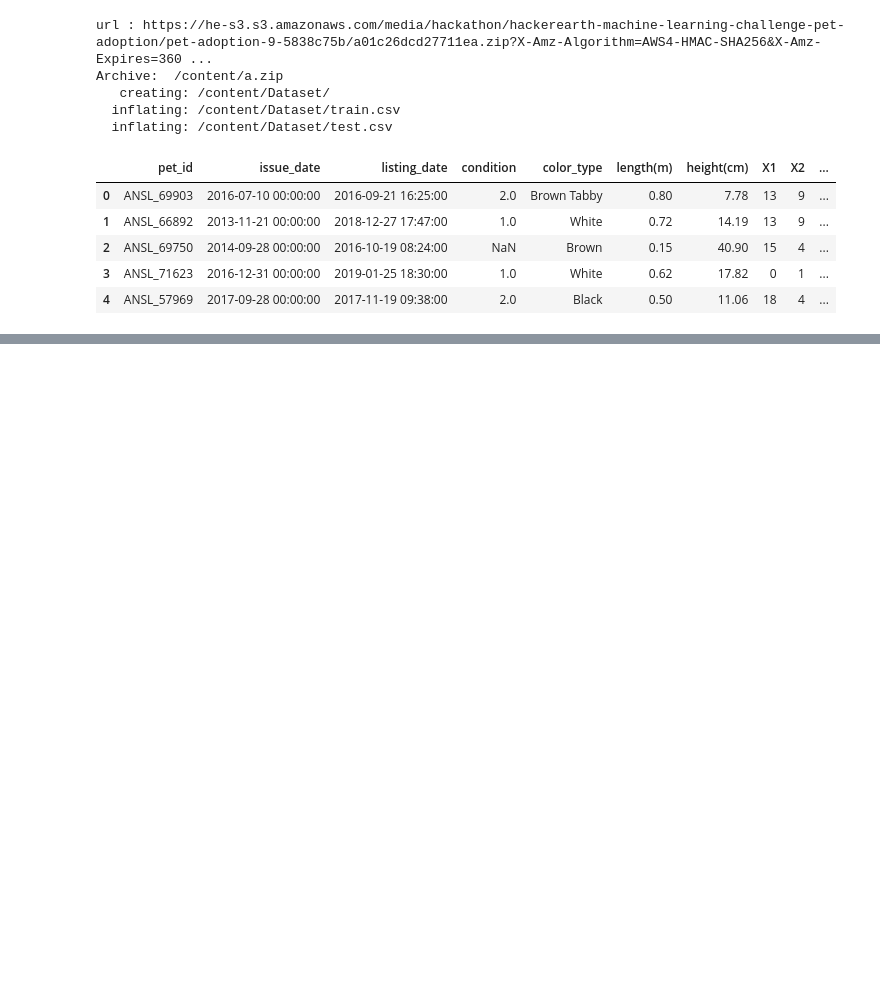
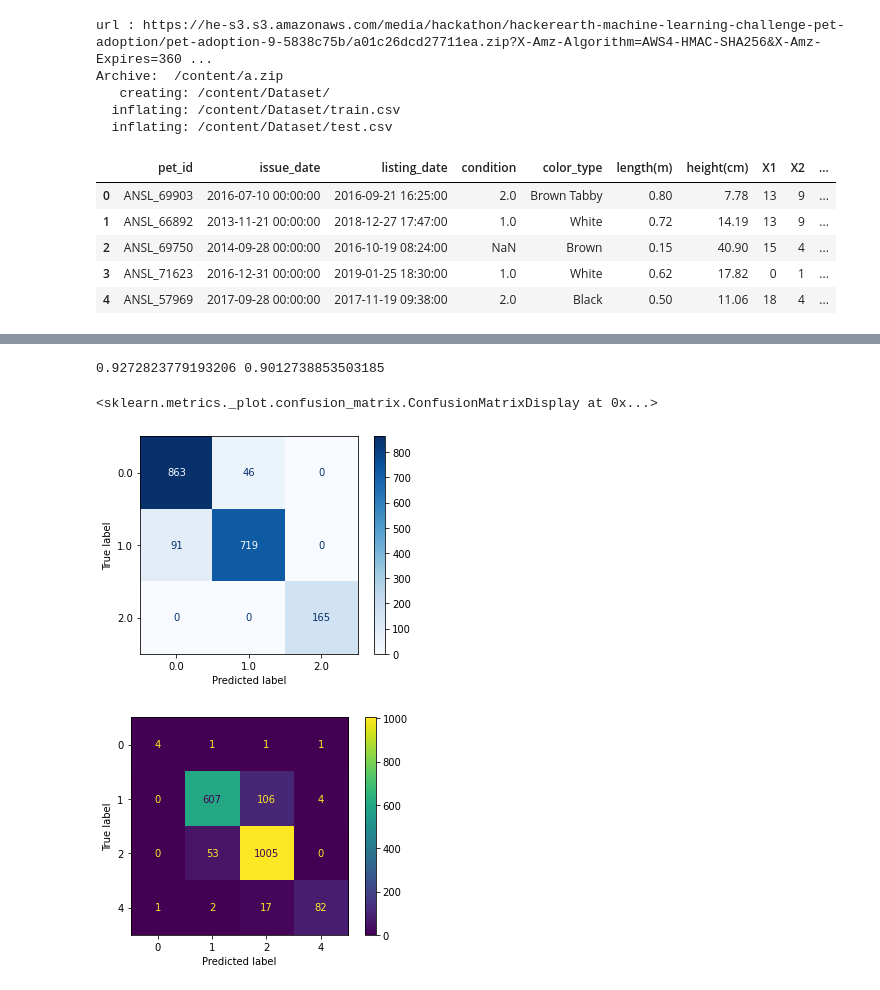
Before and after one commit to rocklouis055/Machine-Learning, a Jupyter notebook: MLhackerearth_xgbc_q1.ipynb, the cells around one changed output, grey strips where cells are left out. Cells and saved outputs as stored; diff of their text form; code cells hidden in the pictures; blank space fills up the shorter version.

```diff
--- a/MLhackerearth_xgbc_q1.ipynb
+++ b/MLhackerearth_xgbc_q1.ipynb
@@ -38,12 +41,3 @@ train.head()
 | 2 | ANSL_69750 | 2014-09-28 00:00:00 | 2016-10-19 08:24:00 | NaN | Brown | 0.15 | 40.90 | 15 | 4 | ... |
 | 3 | ANSL_71623 | 2016-12-31 00:00:00 | 2019-01-25 18:30:00 | 1.0 | White | 0.62 | 17.82 | 0 | 1 | ... |
 | 4 | ANSL_57969 | 2017-09-28 00:00:00 | 2017-11-19 09:38:00 | 2.0 | Black | 0.50 | 11.06 | 18 | 4 | ... |
-# %%
-print(train.shape,test.shape)
-display(train.info())
-print((train.color_type.unique()))
-le=LabelEncoder()
-le.fit(train.color_type)
-train.color_type=(le.transform(train.color_type))
-train.head()
-print((train.color_type.unique()))
@@ -97 +155,4 @@ xtrain,xtest,ytrain,ytest=tts(train[col],train[targetcol],test_size=0.1)
+# %%
+xtrain1,xtest1,ytrain1,ytest1=tts(train[col1].values,train[targetcol1],test_size=0.1,shuffle=False)
+xtrain2,xtest2,ytrain2,ytest2=tts(train[col2].values,train[targetcol2],test_size=0.1,shuffle=False)
 # %%
@@ -120,2 +178,31 @@ cm(xgbc2,xtest.values,ytest[targetcol[1]].values)
+# %%
+for a in [1]:
+  xgbc1=XGBClassifier(colsample_bytree=0.5, gamma=4, learning_rate=1, max_depth=10,
+              objective='multi:softprob')
+  #n_estimators = 1000, max_depth =1000, learning_rate = 0.01)
+  xgbc1.fit(train[col1].values,train[targetcol1[0]].values)
+  xgbc2=XGBClassifier(silent=False,
+                        scale_pos_weight=1,
+                        learning_rate=a,
+                        colsample_bytree = 0.4,
+                        subsample = 1,
+                        objective='binary:logistic',
+                        n_estimators=1000,
+                        reg_alpha = 0.3,
+                        max_depth=4,
+                        gamma=4)
+  #n_estimators = 1000, max_depth =1000, learning_rate = 0.01)
+  xgbc2.fit(train[col2].values,train[targetcol1[1]].values)
+  print(score(ytest1[targetcol1[0]],xgbc1.predict(xtest1)),
+  score(ytest2[targetcol2[1]],xgbc2.predict(xtest2)))
+# %% [output]
+0.9272823779193206 0.9012738853503185
+# %%
+cm(xgbc1,xtest1,ytest1[targetcol1[0]],cmap='Blues')
+cm(xgbc2,xtest2,ytest2[targetcol2[1]])
+# %% [output]
+<sklearn.metrics._plot.confusion_matrix.ConfusionMatrixDisplay at 0x...>
+[figure, added]
+[figure, added]
 # %%
 display(test.head())
```
Also changed, not shown: parts of 17 cells of this notebook.
